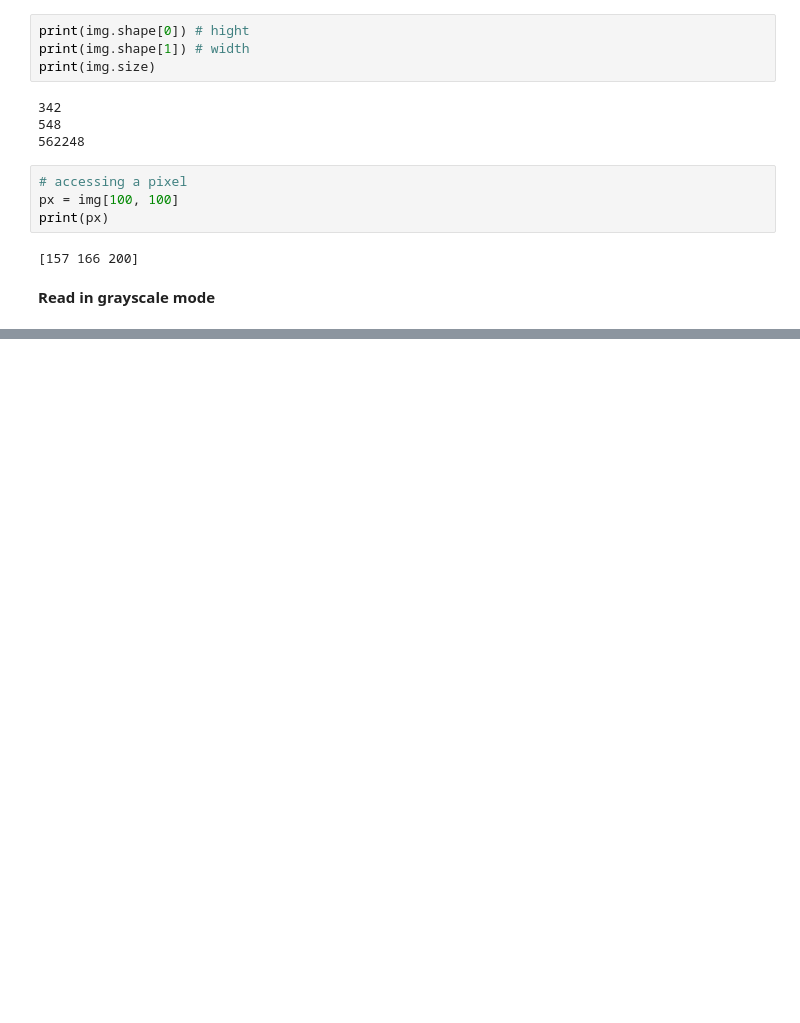
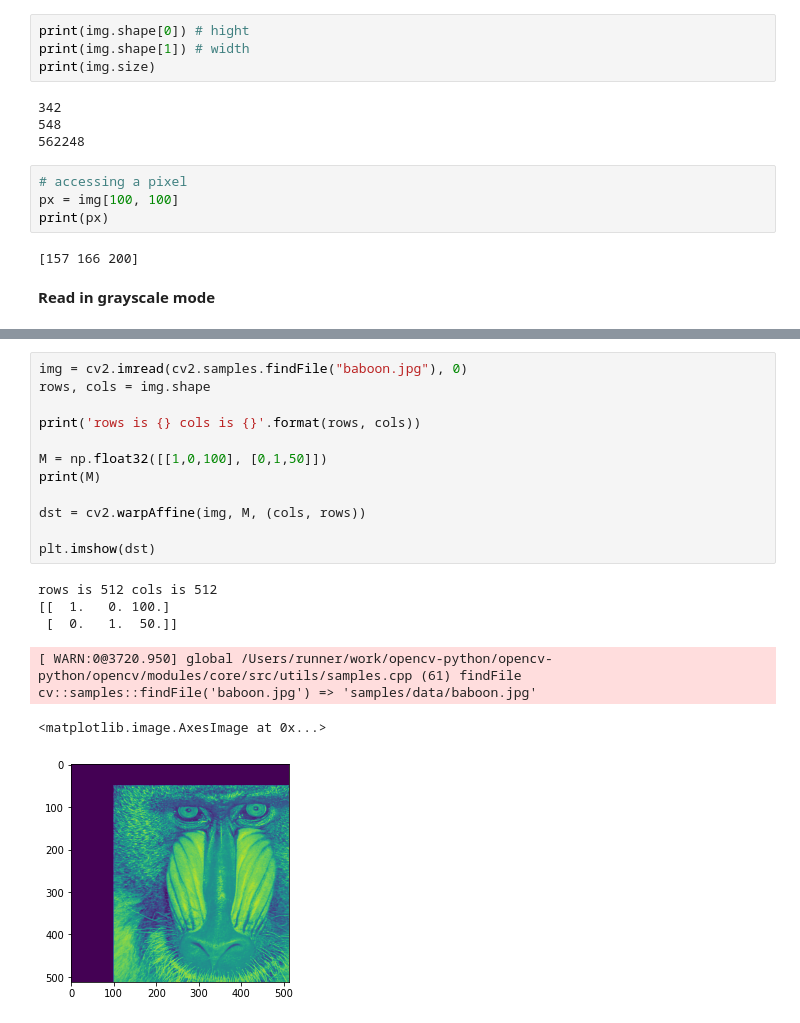
Before and after one commit to KeigoShibata/study, a Jupyter notebook: image-processing/opencv/basic-practice.ipynb, the cells around one changed output, grey strips where cells are left out. Cells and saved outputs as stored; diff of their text form; blank space fills up the shorter version.

```diff
--- a/image-processing/opencv/basic-practice.ipynb
+++ b/image-processing/opencv/basic-practice.ipynb
@@ -74,0 +97,19 @@ for i, img in enumerate(edges):
+# %%
+img = cv2.imread(cv2.samples.findFile("baboon.jpg"), 0)
+rows, cols = img.shape
+
+print('rows is {} cols is {}'.format(rows, cols))
+
+M = np.float32([[1,0,100], [0,1,50]])
+print(M)
+
+dst = cv2.warpAffine(img, M, (cols, rows))
+
+plt.imshow(dst)
+# %% [output]
+rows is 512 cols is 512
+[[  1.   0. 100.]
+ [  0.   1.  50.]]
+[ WARN:0@3720.950] global /Users/runner/work/opencv-python/opencv-python/opencv/modules/core/src/utils/samples.cpp (61) findFile cv::samples::findFile('baboon.jpg') => 'samples/data/baboon.jpg'
+<matplotlib.image.AxesImage at 0x...>
+[figure, added]
```
Also changed, not shown: parts of 7 cells of this notebook.
